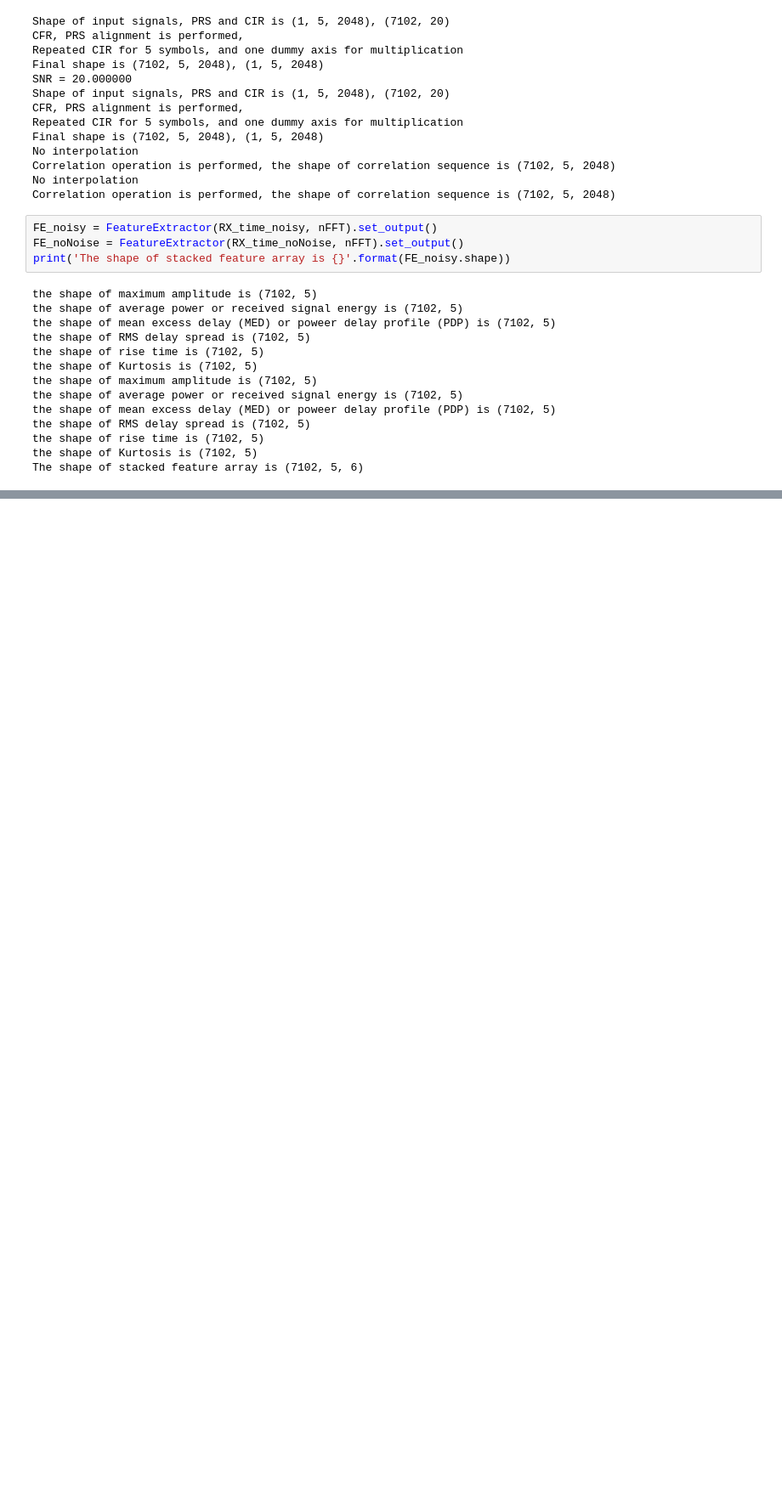
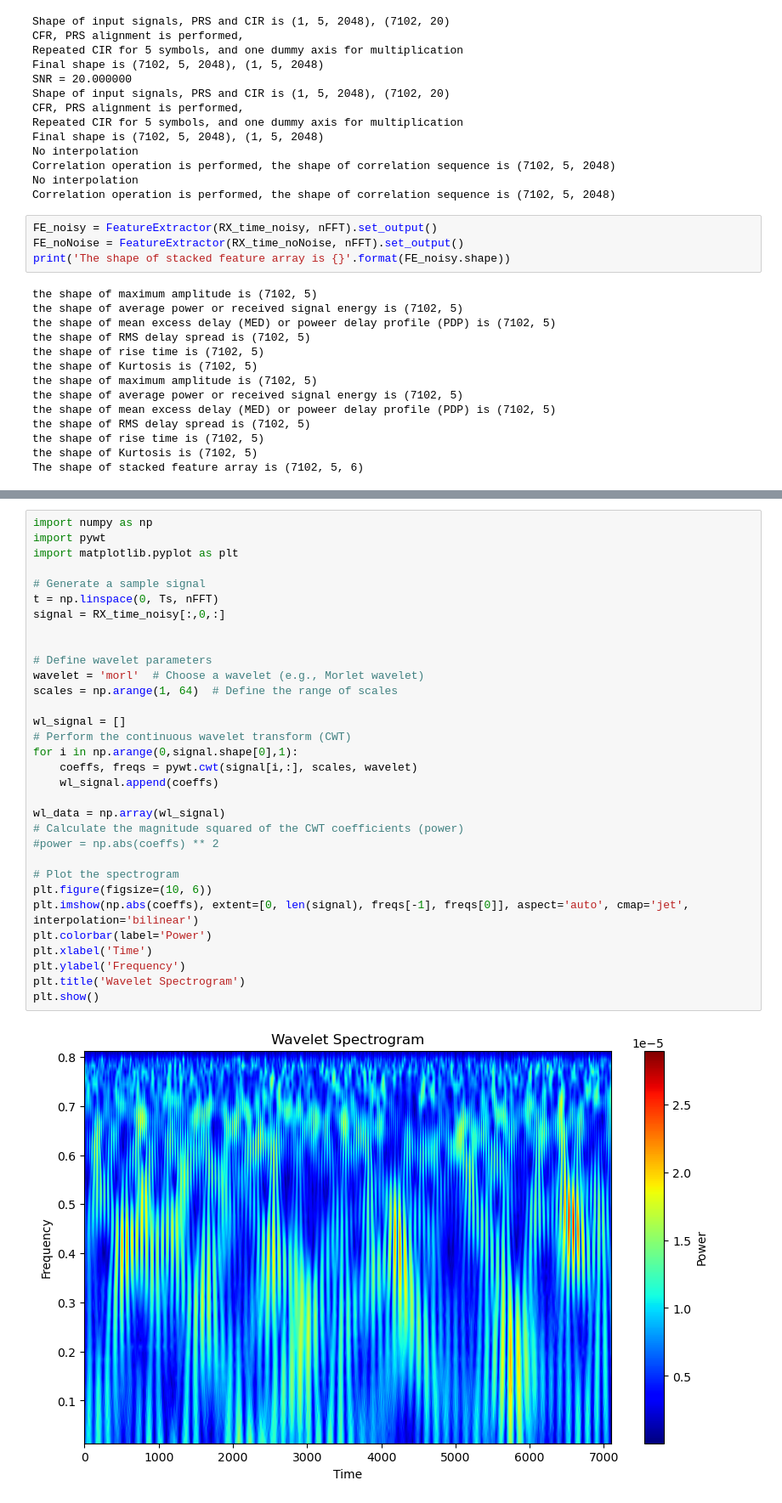
Before and after one commit to hamedtea/thesis, a Jupyter notebook: RX_maker.ipynb, the cells around one changed output, grey strips where cells are left out. Shown at 85% size. Drawn from its saved outputs; the diff is of its cells as text; blank space fills up the shorter version.

```diff
--- a/RX_maker.ipynb
+++ b/RX_maker.ipynb
@@ -495,0 +494,34 @@ plt.show()
+# %%
+import numpy as np
+import pywt
+import matplotlib.pyplot as plt
+
+# Generate a sample signal
+t = np.linspace(0, Ts, nFFT)
+signal = RX_time_noisy[:,0,:]
+
+
+# Define wavelet parameters
+wavelet = 'morl'  # Choose a wavelet (e.g., Morlet wavelet)
+scales = np.arange(1, 64)  # Define the range of scales
+
+wl_signal = []
+# Perform the continuous wavelet transform (CWT)
+for i in np.arange(0,signal.shape[0],1):
+    coeffs, freqs = pywt.cwt(signal[i,:], scales, wavelet)
+    wl_signal.append(coeffs)
+
+wl_data = np.array(wl_signal)
+# Calculate the magnitude squared of the CWT coefficients (power)
+#power = np.abs(coeffs) ** 2
+
+# Plot the spectrogram
+plt.figure(figsize=(10, 6))
+plt.imshow(np.abs(coeffs), extent=[0, len(signal), freqs[-1], freqs[0]], aspect='auto', cmap='jet', interpolation='bilinear')
+plt.colorbar(label='Power')
+plt.xlabel('Time')
+plt.ylabel('Frequency')
+plt.title('Wavelet Spectrogram')
+plt.show()
+# %% [output]
+[figure, added]
```
Also changed, not shown: parts of 13 cells of this notebook, 1 other file.
